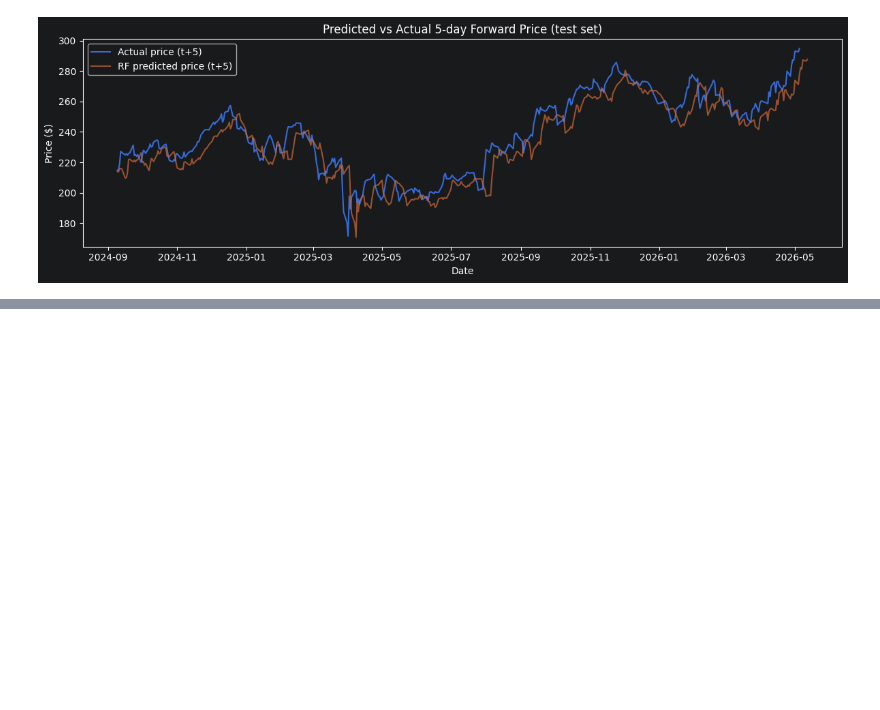
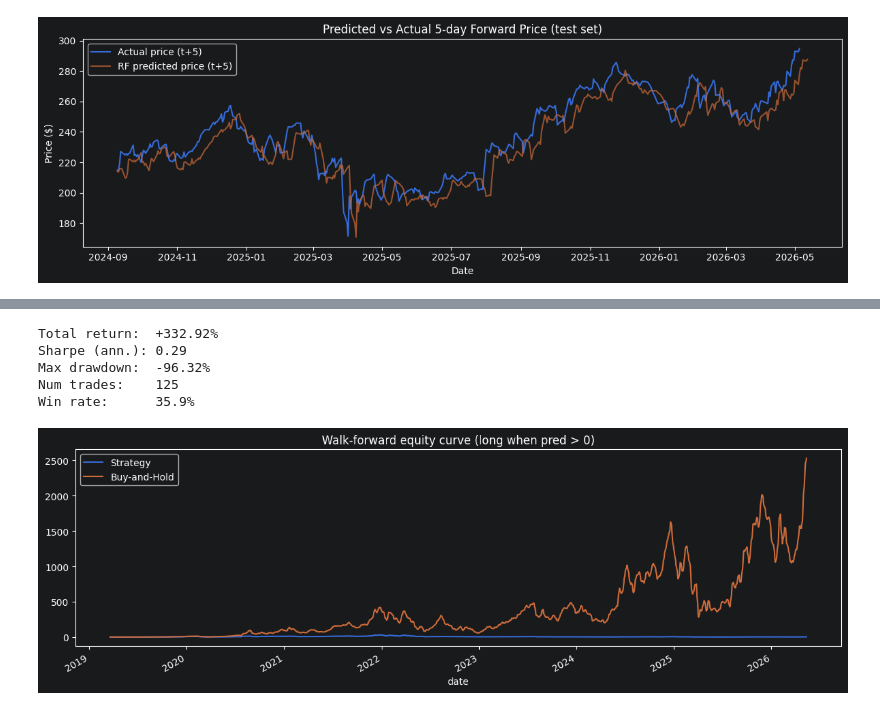
Before and after one commit to hqkh4nh/stocksight-ml, a Jupyter notebook: notebooks/01_main_pipeline.ipynb, the cells around one changed output, grey strips where cells are left out. Drawn from its saved outputs; the diff is of its cells as text; code cells hidden in the pictures; blank space fills up the shorter version.

Commit message:
feat: walk-forward backtest + Sharpe

```diff
--- a/notebooks/01_main_pipeline.ipynb
+++ b/notebooks/01_main_pipeline.ipynb
@@ -419,0 +424,6 @@ plt.legend(); plt.tight_layout(); plt.show()
+# %%
+from src.forecast import walk_forward
+
+wf = walk_forward(X, y, initial_train=1000, refit_every=21, horizon=5)
+print("Walk-forward predictions:", len(wf))
+print(wf.head())
@@ -419,0 +439,23 @@ plt.legend(); plt.tight_layout(); plt.show()
+# %%
+from src.forecast import backtest_strategy
+
+result = backtest_strategy(wf, horizon=5)
+print(f"Total return:  {result['total_return']*100:+.2f}%")
+print(f"Sharpe (ann.): {result['sharpe']:.2f}")
+print(f"Max drawdown:  {result['max_dd']*100:.2f}%")
+print(f"Num trades:    {result['num_trades']}")
+print(f"Win rate:      {result['win_rate']*100:.1f}%")
+
+# equity curves
+fig, ax = plt.subplots(figsize=(12, 4))
+result["equity"].plot(ax=ax, label="Strategy")
+(1 + result["bh_ret"]).cumprod().plot(ax=ax, label="Buy-and-Hold")
+ax.set_title("Walk-forward equity curve (long when pred > 0)")
+ax.legend(); plt.tight_layout(); plt.show()
+# %% [output]
+Total return:  +332.92%
+Sharpe (ann.): 0.29
+Max drawdown:  -96.32%
+Num trades:    125
+Win rate:      35.9%
+[figure, added]
```
Also changed, not shown: parts of 3 cells of this notebook, 1 other file.
